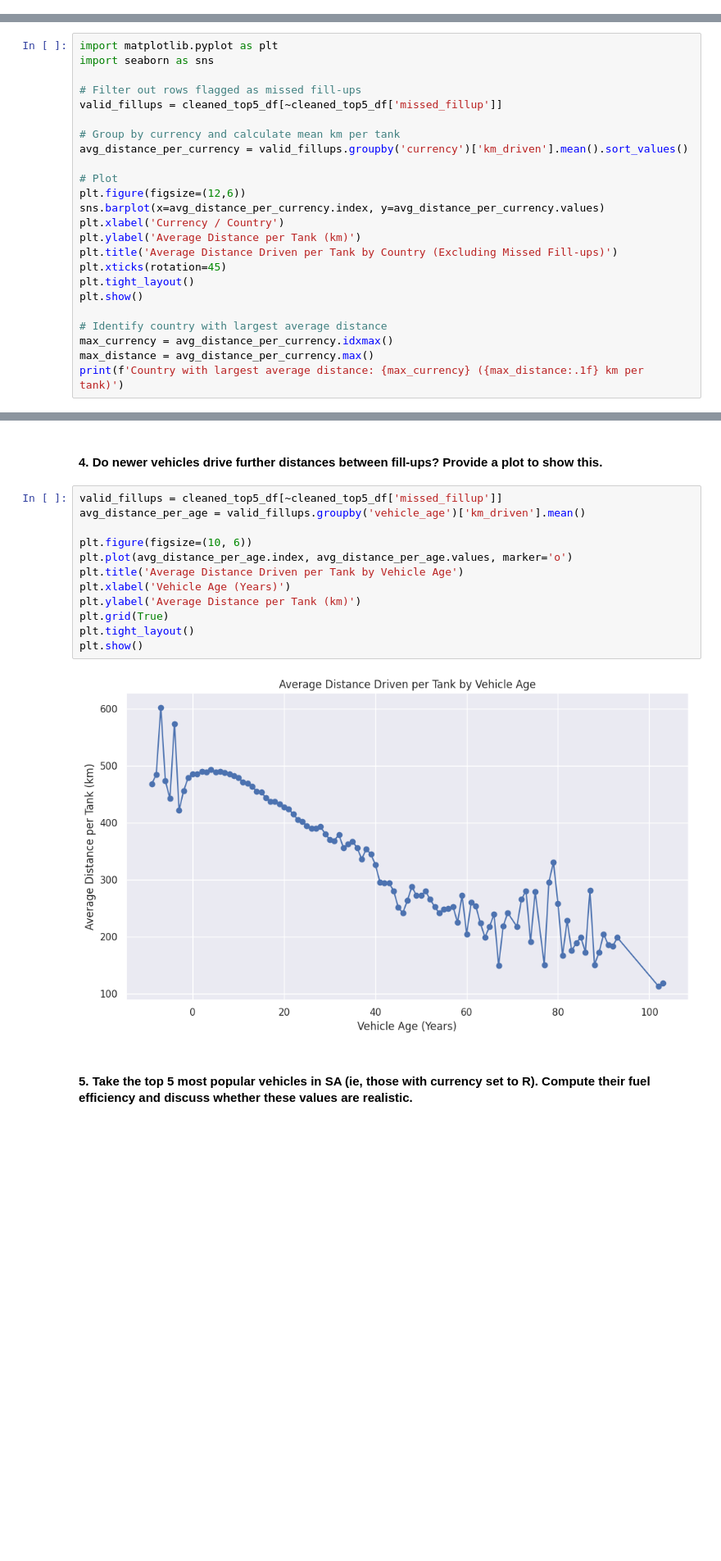
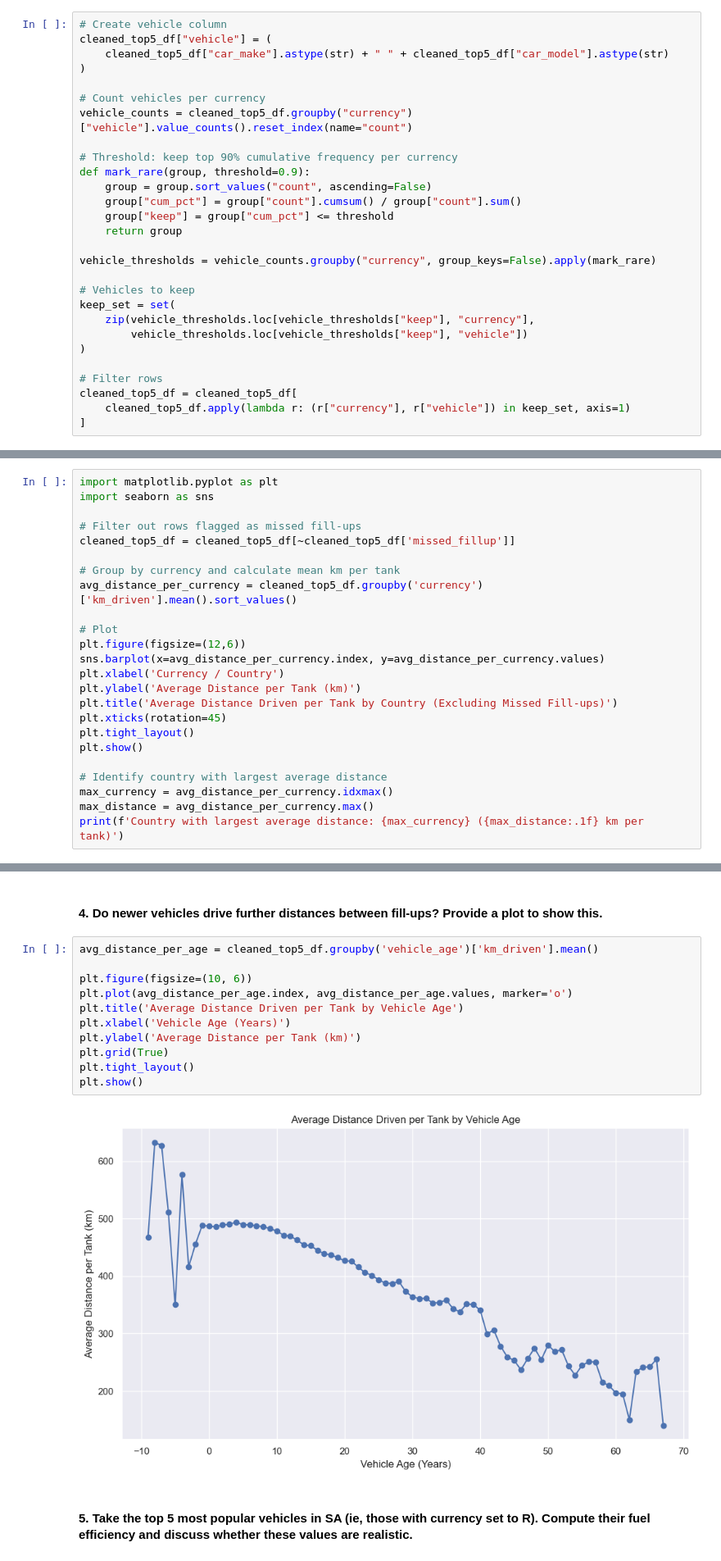
Before and after one commit to tarunaidoo/IDVE_Assignment1, a Jupyter notebook: Assignment 1.ipynb, the cells around one changed output, grey strips where cells are left out. Shown at 82% size. Cells and saved outputs as stored; diff of their text form; blank space fills up the shorter version.

```diff
--- a/Assignment 1.ipynb
+++ b/Assignment 1.ipynb
@@ -509,6 +509,34 @@ print(f'Rows deleted due to >10% difference: {deleted_rows} ({deleted_percentage
 cleaned_top5_df = filtered_top5_df
 # %% [output]
 Rows deleted due to >10% difference: 5530 (0.79%)
+# %%
+# Create vehicle column
+cleaned_top5_df["vehicle"] = (
+    cleaned_top5_df["car_make"].astype(str) + " " + cleaned_top5_df["car_model"].astype(str)
+)
+
+# Count vehicles per currency
+vehicle_counts = cleaned_top5_df.groupby("currency")["vehicle"].value_counts().reset_index(name="count")
+
+# Threshold: keep top 90% cumulative frequency per currency
+def mark_rare(group, threshold=0.9):
+    group = group.sort_values("count", ascending=False)
+    group["cum_pct"] = group["count"].cumsum() / group["count"].sum()
+    group["keep"] = group["cum_pct"] <= threshold
+    return group
+
+vehicle_thresholds = vehicle_counts.groupby("currency", group_keys=False).apply(mark_rare)
+
+# Vehicles to keep
+keep_set = set(
+    zip(vehicle_thresholds.loc[vehicle_thresholds["keep"], "currency"],
+        vehicle_thresholds.loc[vehicle_thresholds["keep"], "vehicle"])
+)
+
+# Filter rows
+cleaned_top5_df = cleaned_top5_df[
+    cleaned_top5_df.apply(lambda r: (r["currency"], r["vehicle"]) in keep_set, axis=1)
+]
 # %%
 import seaborn as sns
 
@@ -696,10 +724,10 @@ import matplotlib.pyplot as plt
 import seaborn as sns
 
 # Filter out rows flagged as missed fill-ups
-valid_fillups = cleaned_top5_df[~cleaned_top5_df['missed_fillup']]
+cleaned_top5_df = cleaned_top5_df[~cleaned_top5_df['missed_fillup']]
 
 # Group by currency and calculate mean km per tank
-avg_distance_per_currency = valid_fillups.groupby('currency')['km_driven'].mean().sort_values()
+avg_distance_per_currency = cleaned_top5_df.groupby('currency')['km_driven'].mean().sort_values()
 
 # Plot
 plt.figure(figsize=(12,6))
@@ -727,19 +755,18 @@ Country with largest average distance: € (591.8 km per tank)
 # %% [markdown]
 #### 4. Do newer vehicles drive further distances between fill-ups? Provide a plot to show this.
 # %%
-valid_fillups = cleaned_top5_df[~cleaned_top5_df['missed_fillup']]
-avg_distance_per_age = valid_fillups.groupby('vehicle_age')['km_driven'].mean()
+avg_distance_per_age = cleaned_top5_df.groupby('vehicle_age')['km_driven'].mean()
 
 plt.figure(figsize=(10, 6))
 plt.plot(avg_distance_per_age.index, avg_distance_per_age.values, marker='o')
 plt.title('Average Distance Driven per Tank by Vehicle Age')
 plt.xlabel('Vehicle Age (Years)')
 plt.ylabel('Average Distance per Tank (km)')
 plt.grid(True)
 plt.tight_layout()
 plt.show()
 # %% [output]
-[figure, old version]
+[figure, new version]
 # %% [markdown]
 #### 5. Take the top 5 most popular vehicles in SA (ie, those with currency set to R). Compute their fuel efficiency and discuss whether these values are realistic.
 # %%
```
Also changed, not shown: parts of 32 cells of this notebook.
